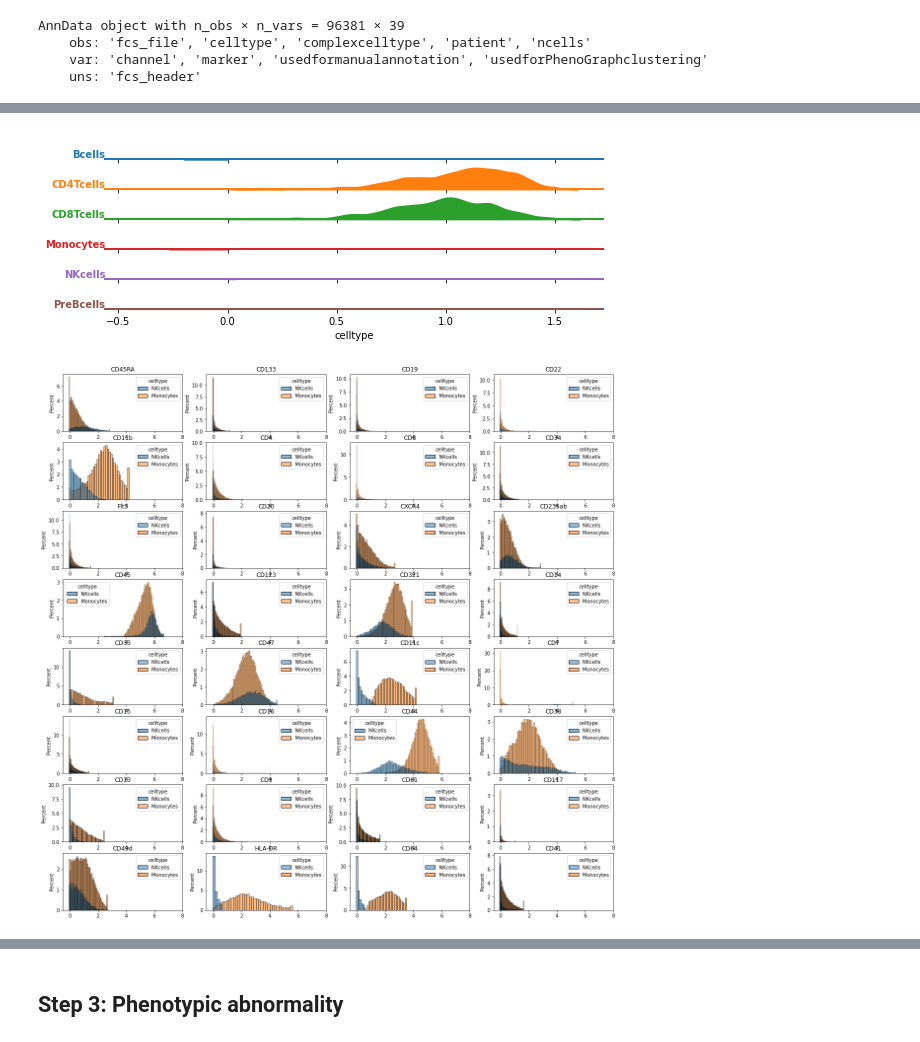
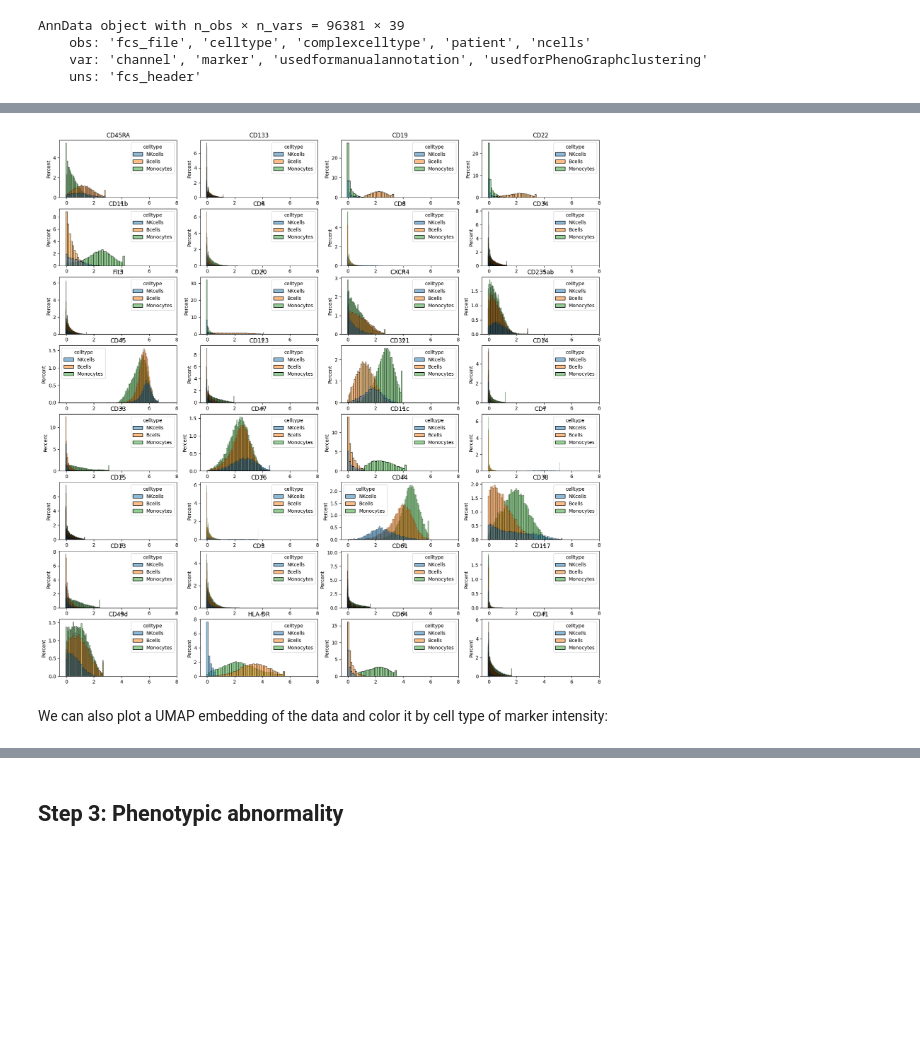
Before and after one commit to AI4SCR/scQUEST, a Jupyter notebook: tutorials/scQUEST_AML_tutorial.ipynb, the cells around one changed output, grey strips where cells are left out. Saved outputs shown, nothing was run; the diff lists cells and outputs as text; code cells hidden in the pictures; blank space fills up the shorter version.

```diff
--- a/tutorials/scQUEST_AML_tutorial.ipynb
+++ b/tutorials/scQUEST_AML_tutorial.ipynb
@@ -107,49 +113,23 @@ df = df.melt(id_vars='celltype')
-# %%
-marker = 'CD3'
-g = sns.FacetGrid(df[df.marker == marker], row="celltype", hue="celltype", aspect=15, height=.5)
-g.map(sns.kdeplot, "value",
-      bw_adjust=.5, clip_on=False, clip=(0, df.value.max()),
-      fill=True, alpha=1, linewidth=1.5)
-g.map(sns.kdeplot, "value", clip_on=False, color="w", lw=2, bw_adjust=.5, clip=(0, df.value.max()))
-g.refline(y=0, linewidth=2, linestyle="-", color=None, clip_on=False)
-
-
-# Define and use a simple function to label the plot in axes coordinates
-def label(x, color, label):
-    ax = plt.gca()
-    ax.text(0, .2, label, fontweight="bold", color=color,
-            ha="right", va="center", transform=ax.transAxes)
-
-
-g.map(label, "celltype")
-
-# prevent the subplots from overlap
-g.figure.subplots_adjust(hspace=+0.25)
-
-g.set_titles("")
-g.set(yticks=[], ylabel="")
-g.despine(bottom=True, left=True)
-plt.show()
-# %% [output]
-[figure, removed]
 # %%
-celltypes = ('Monocytes', 'NKcells')
+celltypes = ('Monocytes', 'NKcells', 'Bcells')
 mask = ad_anno.obs.celltype.isin(celltypes)
 df_plot = pd.DataFrame(data=ad_anno[mask, :].layers['arcsinh'], columns=ad_anno.var.marker)
 df_plot['celltype'] = ad_anno.obs.celltype.values[mask].astype(str)
+
+fig = plt.figure(figsize=(20, 20))
+for m in range(0, df_plot.shape[1] - 1):
+    plt.subplot(8, 4, m + 1)
+    sns.histplot(data=df_plot, x=df_plot.columns[m], hue="celltype", stat='percent')
+    plt.title(df_plot.columns[m])
+    plt.xlim([-0.5, 8])
+    plt.xlabel('')
+
+#plt.savefig('marker_hist_annotated.pdf', dpi=300)
+plt.show()
+# %% [output]
+[figure, added]
-# %%
-fig = plt.figure(figsize=(20, 20))
-for m in range(0, df_plot.shape[1] - 1):
-    plt.subplot(8, 4, m + 1)
-    sns.histplot(data=df_plot, x=df_plot.columns[m], hue="celltype", stat='percent')
-    plt.title(df_plot.columns[m])
-    plt.xlim([-0.5, 8])
-    plt.xlabel('')
-
-#plt.savefig('marker_hist_annotated.pdf', dpi=300)
-plt.show()
-# %% [output]
-[figure, removed]
+# %% [markdown]
+We can also plot a UMAP embedding of the data and color it by cell type of marker intensity:
 # %%
 import umap as umap
 
```
Also changed, not shown: parts of 57 cells of this notebook, 2 other files.
